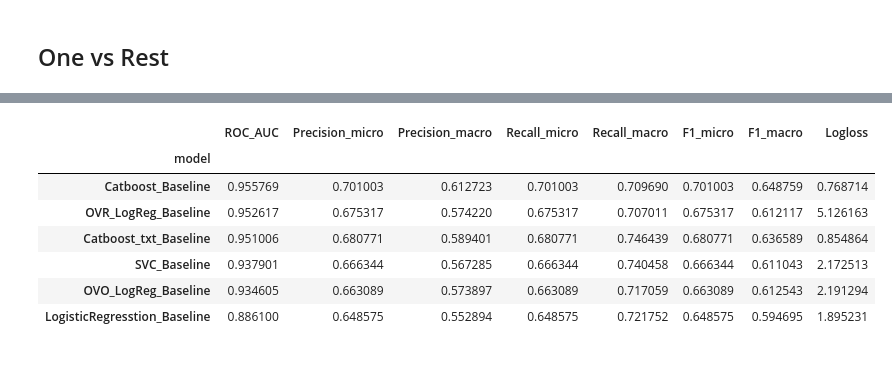
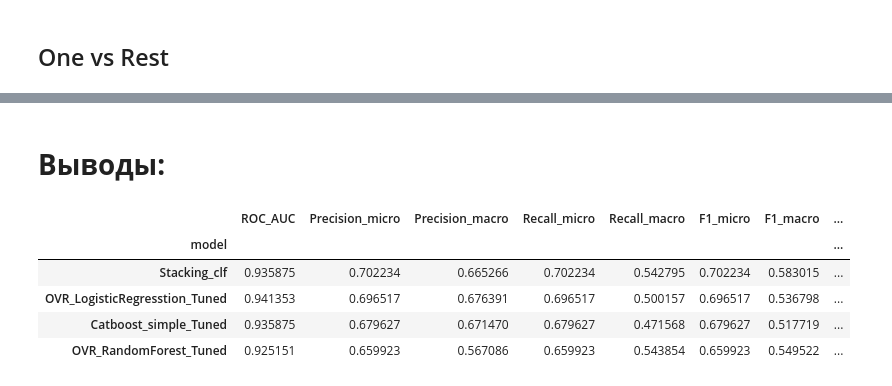
Before and after one commit to nedokormysh/NLP_Fontanka, a Jupyter notebook: Pymagic_tuning.ipynb, the cells around one changed output, grey strips where cells are left out. Saved outputs shown, nothing was run; the diff lists cells and outputs as text; code cells hidden in the pictures.

```diff
--- a/Pymagic_tuning.ipynb
+++ b/Pymagic_tuning.ipynb
@@ -820,0 +1094,3 @@ metrics = pd.concat([
+# %%
+with open('/content/pipeline_catboost.pkl', 'rb') as f:
+    pipeline_catboost = pickle.load(f)
@@ -820,0 +1130,18 @@ metrics = pd.concat([
+# %%
+# список базовых моделей
+estimators = [("CatBoost_simple", pipeline_catboost),
+              # ('RF', pipeline_ovr_rf),
+              ('OVR_Log_Reg', pipeline_ovr_lr),
+              # ("CatBoost_txt", pipe_catboost_txt)
+              ]
+
+# в качестве мета-модели будем использовать LogisticRegression
+meta_model = StackingClassifier(
+    estimators=estimators,
+    final_estimator=LogisticRegression(verbose=False, max_iter=200, multi_class='multinomial'),
+    n_jobs=-1,
+    verbose=False,
+)
+
+stacking_classifier = meta_model
+stacking_classifier
@@ -820,0 +1166,2 @@ metrics = pd.concat([
+# %%
+stacking_classifier.fit(X_train, y_train_num)
@@ -820,0 +1217,15 @@ metrics = pd.concat([
+# %%
+y_pred_num = stacking_classifier.predict(X_test)
+y_score = pipeline_catboost.predict_proba(X_test)
+
+metrics = pd.concat([
+    metrics,
+    get_metrics_multiclass(y_test_bin=y_test_bin,
+                       y_test=y_test_num,
+                       y_pred=y_pred_num,
+                       y_prob=y_score,
+                       name='Stacking_clf',
+                       type_multi='ovr')
+])
+
+metrics
@@ -821,21 +1238,21 @@ metrics = pd.concat([
+# %% [markdown]
+# **Выводы:**
 # %%
 metrics = metrics.reset_index(drop=True)
 metrics = metrics.set_index("model")
-metrics = metrics.sort_values("ROC_AUC", ascending=False)
+metrics = metrics.sort_values("F1_weighted", ascending=False)
 
 def highlight_max(s):
     is_max = s == s.max()
     return ["background-color: yellow" if v else "" for v in is_max]
 
-styled_metrics = metrics.style.apply(highlight_max, subset=["ROC_AUC"])
+styled_metrics = metrics.style.apply(highlight_max, subset=["F1_weighted"])
 
 styled_metrics
 # %% [output]
-|  | ROC_AUC | Precision_micro | Precision_macro | Recall_micro | Recall_macro | F1_micro | F1_macro | Logloss |
-| model |  |  |  |  |  |  |  |  |
-| Catboost_Baseline | 0.955769 | 0.701003 | 0.612723 | 0.701003 | 0.709690 | 0.701003 | 0.648759 | 0.768714 |
-| OVR_LogReg_Baseline | 0.952617 | 0.675317 | 0.574220 | 0.675317 | 0.707011 | 0.675317 | 0.612117 | 5.126163 |
-| Catboost_txt_Baseline | 0.951006 | 0.680771 | 0.589401 | 0.680771 | 0.746439 | 0.680771 | 0.636589 | 0.854864 |
-| SVC_Baseline | 0.937901 | 0.666344 | 0.567285 | 0.666344 | 0.740458 | 0.666344 | 0.611043 | 2.172513 |
-| OVO_LogReg_Baseline | 0.934605 | 0.663089 | 0.573897 | 0.663089 | 0.717059 | 0.663089 | 0.612543 | 2.191294 |
-| LogisticRegresstion_Baseline | 0.886100 | 0.648575 | 0.552894 | 0.648575 | 0.721752 | 0.648575 | 0.594695 | 1.895231 |
+|  | ROC_AUC | Precision_micro | Precision_macro | Recall_micro | Recall_macro | F1_micro | F1_macro | ... |
+| model |  |  |  |  |  |  |  | ... |
+| Stacking_clf | 0.935875 | 0.702234 | 0.665266 | 0.702234 | 0.542795 | 0.702234 | 0.583015 | ... |
+| OVR_LogisticRegresstion_Tuned | 0.941353 | 0.696517 | 0.676391 | 0.696517 | 0.500157 | 0.696517 | 0.536798 | ... |
+| Catboost_simple_Tuned | 0.935875 | 0.679627 | 0.671470 | 0.679627 | 0.471568 | 0.679627 | 0.517719 | ... |
+| OVR_RandomForest_Tuned | 0.925151 | 0.659923 | 0.567086 | 0.659923 | 0.543854 | 0.659923 | 0.549522 | ... |
```
Also changed, not shown: parts of 109 cells of this notebook.
